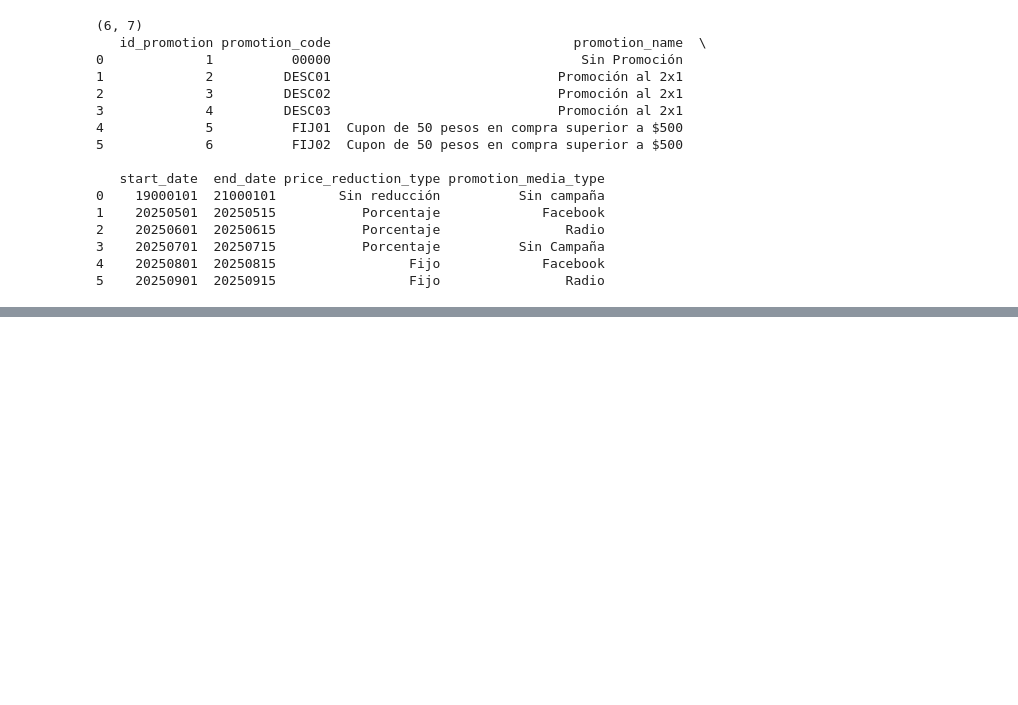
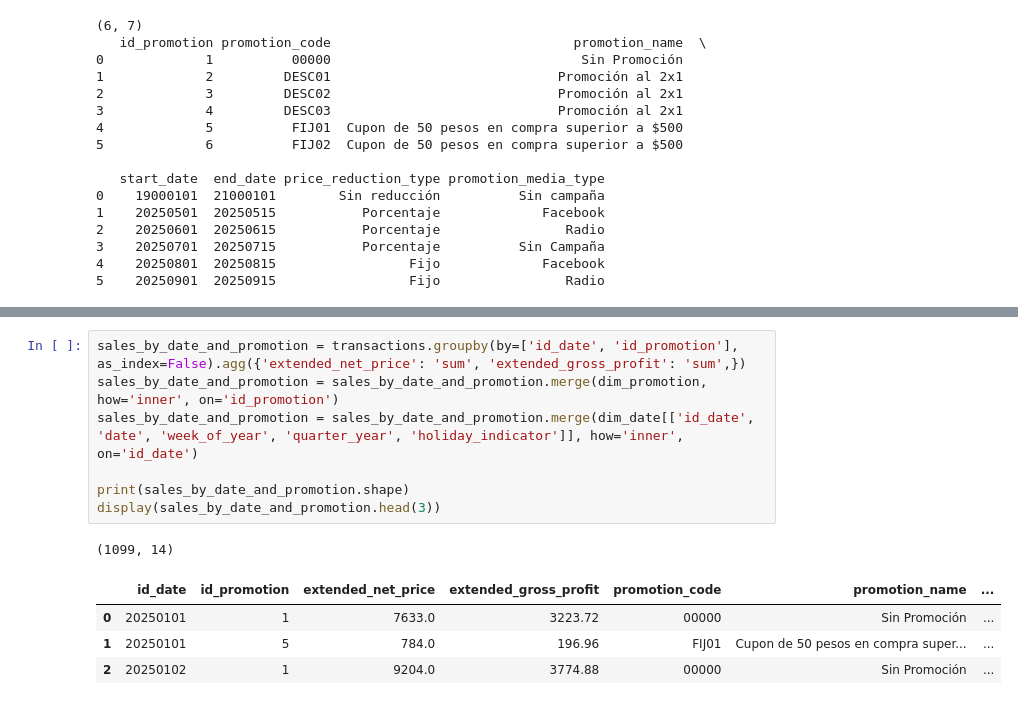
Before and after one commit to famenor/shorts, a Jupyter notebook: dimensional/03_retail_analysis.ipynb, the cells around one changed output, grey strips where cells are left out. Cells and saved outputs as stored; diff of their text form; blank space fills up the shorter version.

```diff
--- a/dimensional/03_retail_analysis.ipynb
+++ b/dimensional/03_retail_analysis.ipynb
@@ -66,0 +87,13 @@ print(dim_promotion.head(6))
+# %%
+sales_by_date_and_promotion = transactions.groupby(by=['id_date', 'id_promotion'], as_index=False).agg({'extended_net_price': 'sum', 'extended_gross_profit': 'sum',})
+sales_by_date_and_promotion = sales_by_date_and_promotion.merge(dim_promotion, how='inner', on='id_promotion')
+sales_by_date_and_promotion = sales_by_date_and_promotion.merge(dim_date[['id_date', 'date', 'week_of_year', 'quarter_year', 'holiday_indicator']], how='inner', on='id_date')
+
+print(sales_by_date_and_promotion.shape)
+display(sales_by_date_and_promotion.head(3))
+# %% [output]
+(1099, 14)
+|  | id_date | id_promotion | extended_net_price | extended_gross_profit | promotion_code | promotion_name | ... |
+| 0 | 20250101 | 1 | 7633.0 | 3223.72 | 00000 | Sin Promoción | ... |
+| 1 | 20250101 | 5 | 784.0 | 196.96 | FIJ01 | Cupon de 50 pesos en compra super... | ... |
+| 2 | 20250102 | 1 | 9204.0 | 3774.88 | 00000 | Sin Promoción | ... |
```
Also changed, not shown: parts of 6 cells of this notebook, 2 other files.
